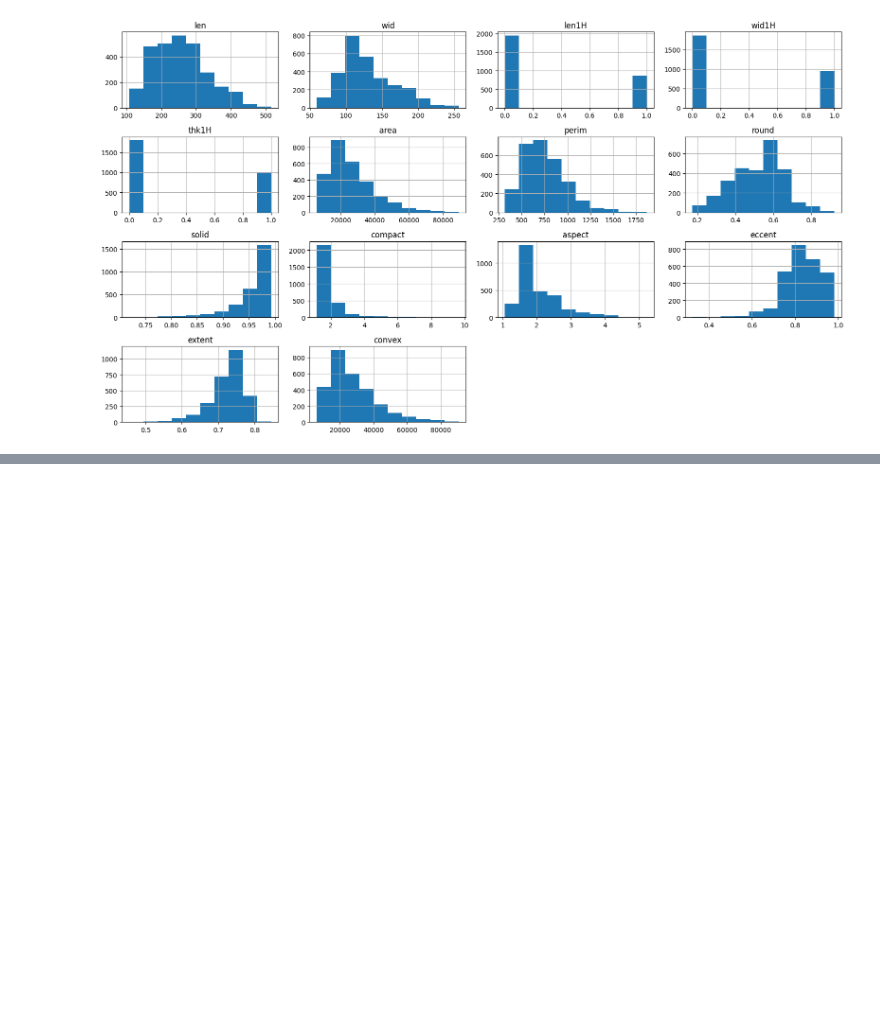
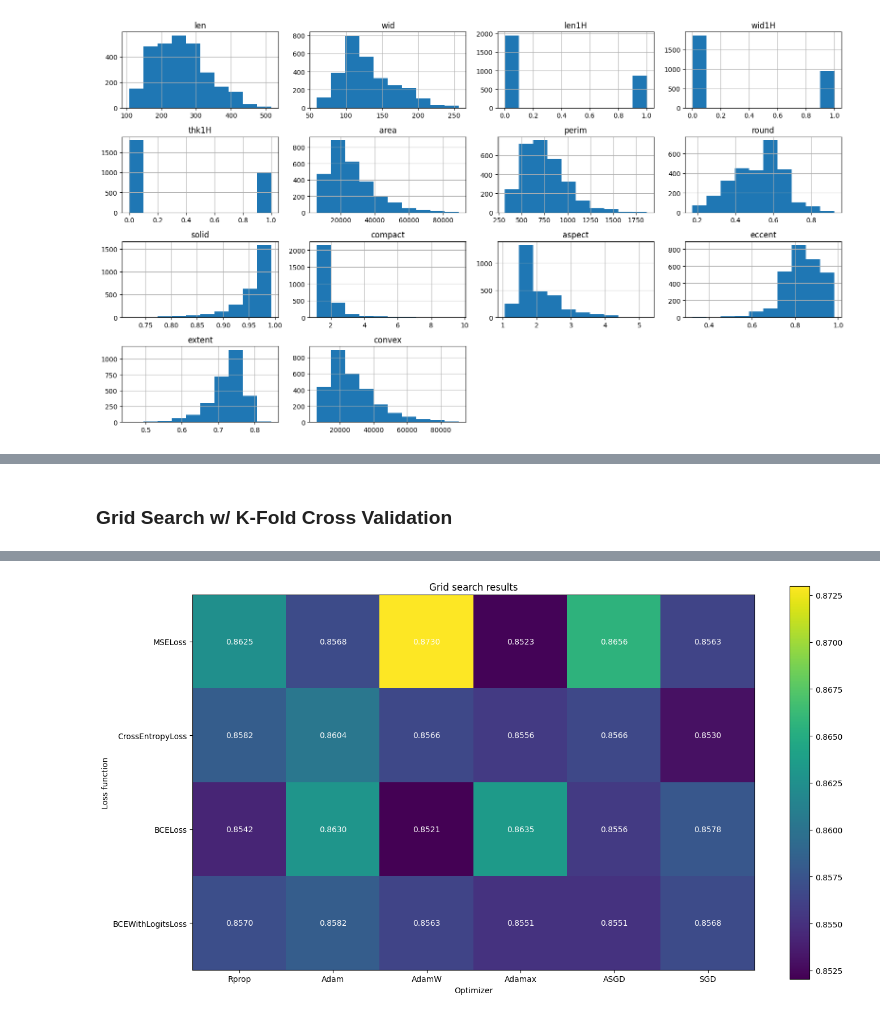
Before and after one commit to Rec1dite/AImond, a Jupyter notebook: maintorch.ipynb, the cells around one changed output, grey strips where cells are left out. Cells and saved outputs as stored; diff of their text form; code cells hidden in the pictures; blank space fills up the shorter version.

```diff
--- a/maintorch.ipynb
+++ b/maintorch.ipynb
@@ -419,0 +326,59 @@ Accuracy: 0.8728
+# %% [markdown]
+### Grid Search w/ K-Fold Cross Validation
+# %%
+epcs = 100
+
+#----- Run Grid search -----#
+actFuncs = [nn.ReLU, nn.Sigmoid, nn.Tanh, nn.LeakyReLU]
+lossFuncs = [nn.MSELoss, nn.CrossEntropyLoss, nn.BCELoss, nn.BCEWithLogitsLoss]
+optimizers = [optim.Rprop, optim.Adam, optim.AdamW, optim.Adamax, optim.ASGD, optim.SGD]
+# lossFuncs = [nn.MSELoss, nn.CrossEntropyLoss]
+# optimizers = [optim.Rprop, optim.Adam]
+learningRates = [0.1, 0.01, 0.001, 0.0001, 0.00001]
+
+gridTrainLoss = []
+gridTrainAcc = []
+gridTestAcc = []
+gridTrainLossStd = []
+gridTrainAccStd = []
+gridTestAccStd = []
+
+i = 1
+totIters = len(lossFuncs) * len(optimizers)
+for loss in lossFuncs:
+# for lr in learningRates:
+    for opt in optimizers:
+        print(f"[{i}/{totIters}] Running grid search for loss: {loss.__name__}, optimizer: {opt.__name__}")
+        result: List[Tuple[TrainResults, float]] = runKFold(getRunner(epcs), k=5)
+        print()
+
+        gridTrainLoss.append(np.mean([trainRes["losses"][-1] for trainRes, _ in result]))
+        gridTrainAcc.append(np.mean([trainRes["accuracies"][-1] for trainRes, _ in result]))
+        gridTestAcc.append(np.mean([testAcc for _, testAcc in result]))
+
+        gridTrainLossStd.append(np.std([trainRes["losses"][-1] for trainRes, _ in result]))
+        gridTrainAccStd.append(np.std([trainRes["accuracies"][-1] for trainRes, _ in result]))
+        gridTestAccStd.append(np.std([testAcc for _, testAcc in result]))
+
+        i += 1
+
+#----- Plot as heatmap -----#
+plt.figure(figsize=(16, 9))
+gridAcc = np.array(gridTestAcc)
+gridAcc = gridAcc.reshape(len(lossFuncs), len(optimizers))
+
+plt.imshow(gridAcc, cmap='viridis')
+plt.colorbar()
+plt.title('Grid search results')
+plt.xticks(np.arange(len(optimizers)), [opt.__name__ for opt in optimizers])
+plt.yticks(np.arange(len(lossFuncs)), [loss.__name__ for loss in lossFuncs])
+plt.xlabel('Optimizer')
+plt.ylabel('Loss function')
+
+# Add text annotations
+for y in range(gridAcc.shape[0]):
+    for x in range(gridAcc.shape[1]):
+        plt.text(x + 0, y + 0, '%.4f' % gridAcc[y, x], horizontalalignment='center', verticalalignment='center', color='white')
+
+plt.show()
+# %% [output]
@@ -419,0 +402 @@ Accuracy: 0.8728
+[figure, added]
```
Also changed, not shown: parts of 21 cells of this notebook.
